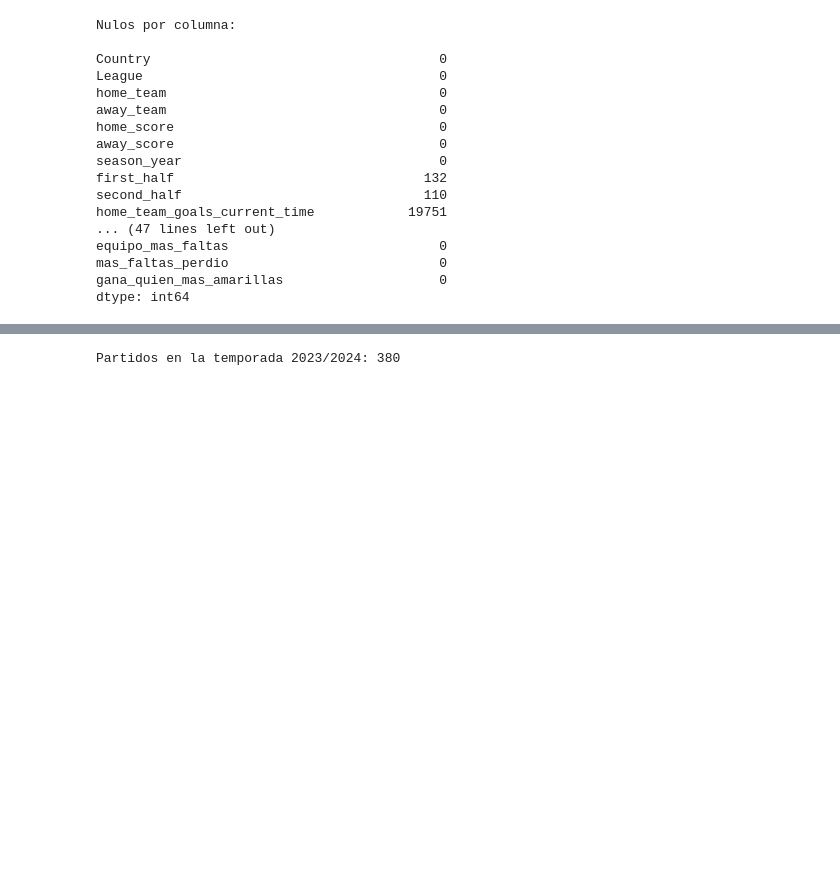
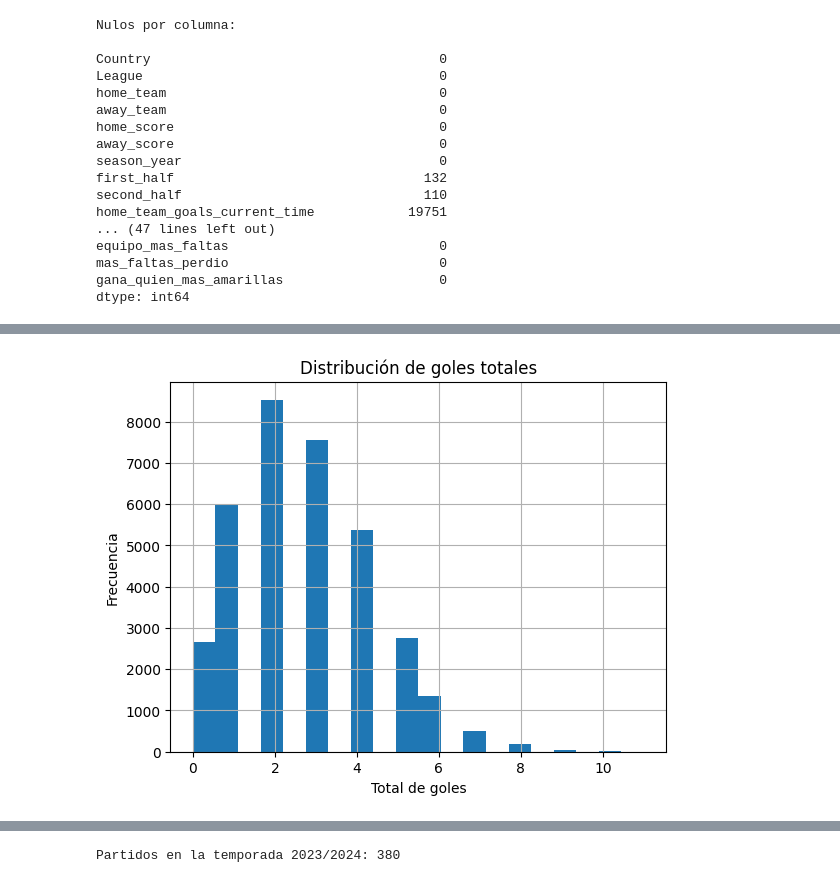
Before and after one commit to Fertxu10/Proyecto-Machine-Learning, a Jupyter notebook: src/Notebook/EDA_ML_Media_Temp.ipynb, the cells around one changed output, grey strips where cells are left out. Saved outputs shown, nothing was run; the diff lists cells and outputs as text; code cells hidden in the pictures; blank space fills up the shorter version.

```diff
--- a/src/Notebook/EDA_ML_Media_Temp.ipynb
+++ b/src/Notebook/EDA_ML_Media_Temp.ipynb
@@ -75,0 +90,10 @@ dtype: int64
+# %%
+# --- Histograma de total de goles ---
+
+df['total_goles'].hist(bins=20)
+plt.title("Distribución de goles totales")
+plt.xlabel("Total de goles")
+plt.ylabel("Frecuencia")
+plt.show()
+# %% [output]
+[figure, added]
```
Also changed, not shown: parts of 15 cells of this notebook, 1 other file.
